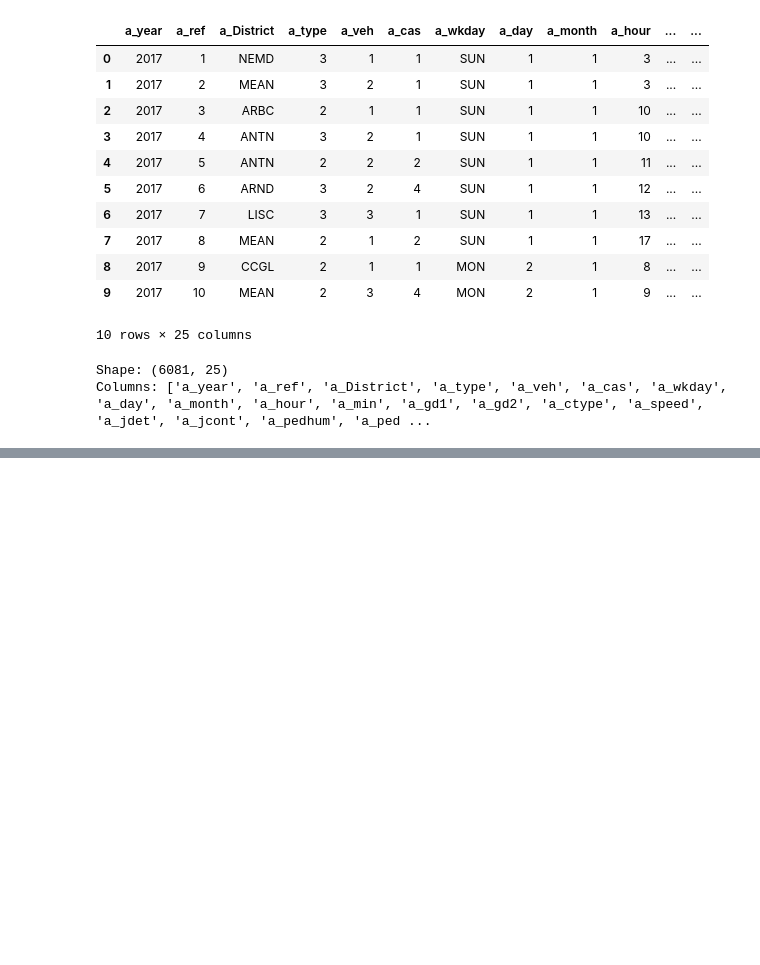
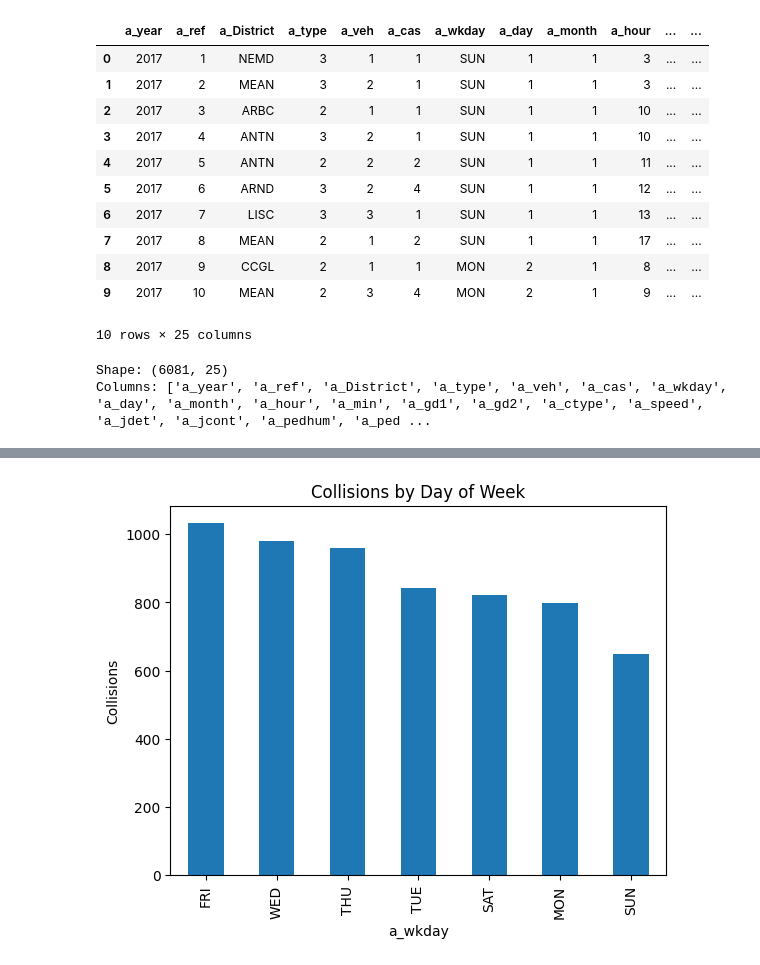
Before and after one commit to dthomas1108/year4-data-visualisation-assignment, a Jupyter notebook: VehicleCollisionAssignment.ipynb, the cells around one changed output, grey strips where cells are left out. Cells and saved outputs as stored; diff of their text form; code cells hidden in the pictures; blank space fills up the shorter version.

```diff
--- a/VehicleCollisionAssignment.ipynb
+++ b/VehicleCollisionAssignment.ipynb
@@ -68,0 +120,8 @@ print(df[['a_gd1', 'a_gd2', 'longitude', 'latitude']].head(10))
+# %%
+#Collisions by Day of Week
+df['a_wkday'].value_counts().plot(kind='bar')
+plt.title('Collisions by Day of Week')
+plt.ylabel('Collisions')
+plt.show()
+# %% [output]
+[figure, added]
```
Also changed, not shown: parts of 7 cells of this notebook.
